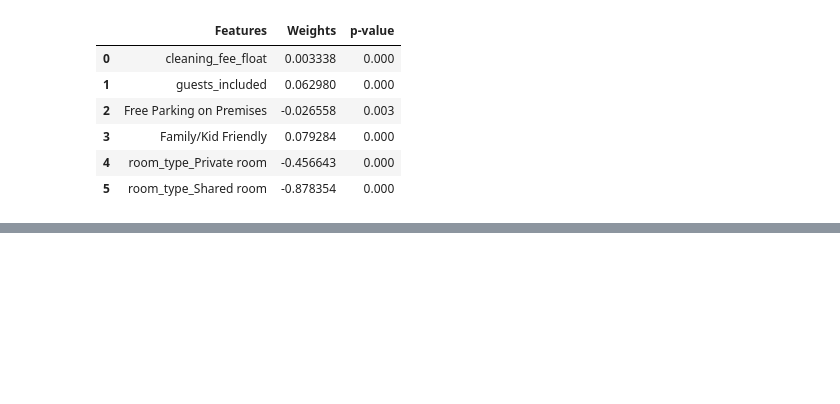
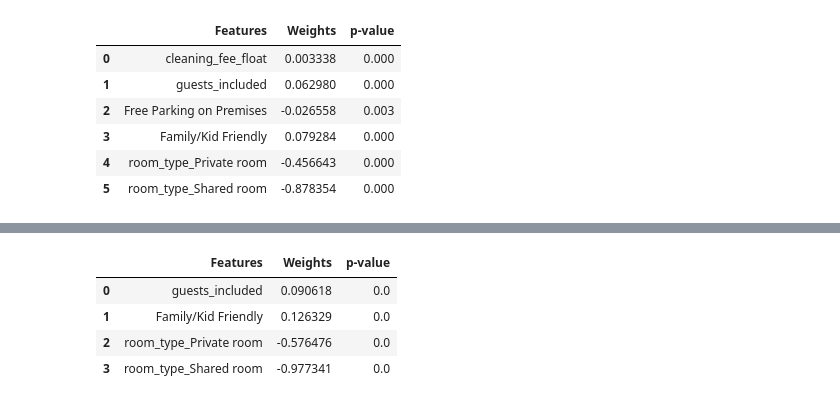
Before and after one commit to lengocanh/UdacityProject1, a Jupyter notebook: SeattleAirbnb.ipynb, the cells around one changed output, grey strips where cells are left out. Cells and saved outputs as stored; diff of their text form; code cells hidden in the pictures; blank space fills up the shorter version.

```diff
--- a/SeattleAirbnb.ipynb
+++ b/SeattleAirbnb.ipynb
@@ -532,0 +588,11 @@ But I could not find the way to modeling it.<br>
+# %%
+reg_summary = pd.DataFrame(X.columns.values, columns=['Features'])
+reg_summary['Weights'] = lm_model.coef_
+reg_summary['p-value'] = f_regression(X_train,y_train)[1].round(3)
+reg_summary
+# %% [output]
+|  | Features | Weights | p-value |
+| 0 | guests_included | 0.090618 | 0.0 |
+| 1 | Family/Kid Friendly | 0.126329 | 0.0 |
+| 2 | room_type_Private room | -0.576476 | 0.0 |
+| 3 | room_type_Shared room | -0.977341 | 0.0 |
```
Also changed, not shown: parts of 8 cells of this notebook, 1 other file.
